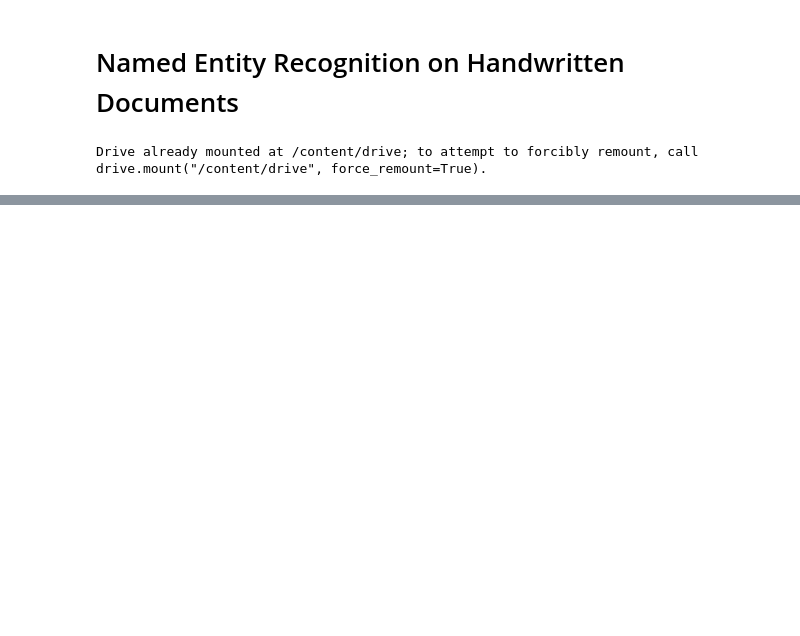
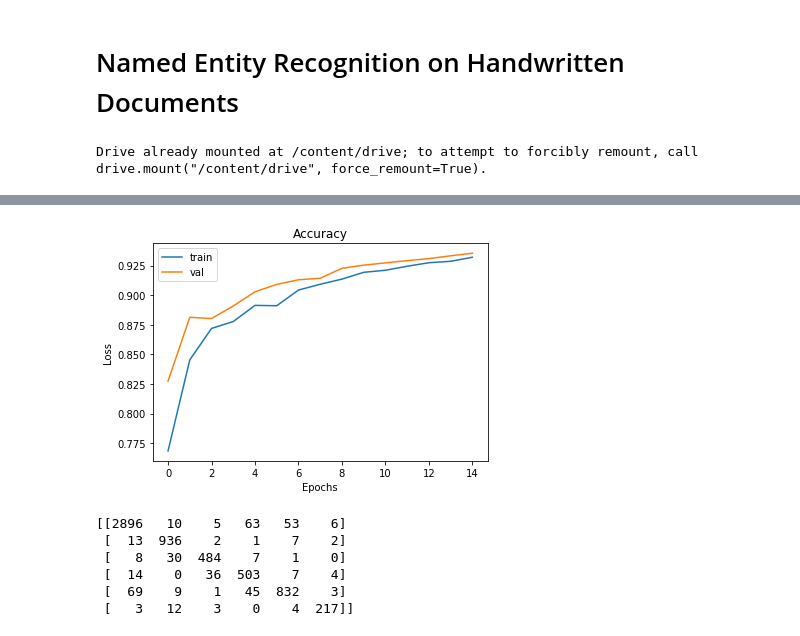
Before and after one commit to ericburdett/cs601r-dl, a Jupyter notebook: ner.ipynb, the cells around one changed output, grey strips where cells are left out. Saved outputs shown, nothing was run; the diff lists cells and outputs as text; code cells hidden in the pictures; blank space fills up the shorter version.

```diff
--- a/ner.ipynb
+++ b/ner.ipynb
@@ -190,0 +320,20 @@ for epoch in range(NUM_EPOCHS):
+# %%
+plt.title('Accuracy')
+plt.xlabel('Epochs')
+plt.ylabel('Loss')
+plt.plot(range(len(train_acc_list)), train_acc_list, label='train')
+plt.plot( range(len(val_acc_list)), val_acc_list, label='val')
+plt.legend()
+plt.show()
+# %% [output]
+[figure, added]
+# %%
+matrix = confusion_matrix(predictions, actual)
+print(matrix)
+# %% [output]
+[[2896   10    5   63   53    6]
+ [  13  936    2    1    7    2]
+ [   8   30  484    7    1    0]
+ [  14    0   36  503    7    4]
+ [  69    9    1   45  832    3]
+ [   3   12    3    0    4  217]]
```
Also changed, not shown: parts of 8 cells of this notebook.
